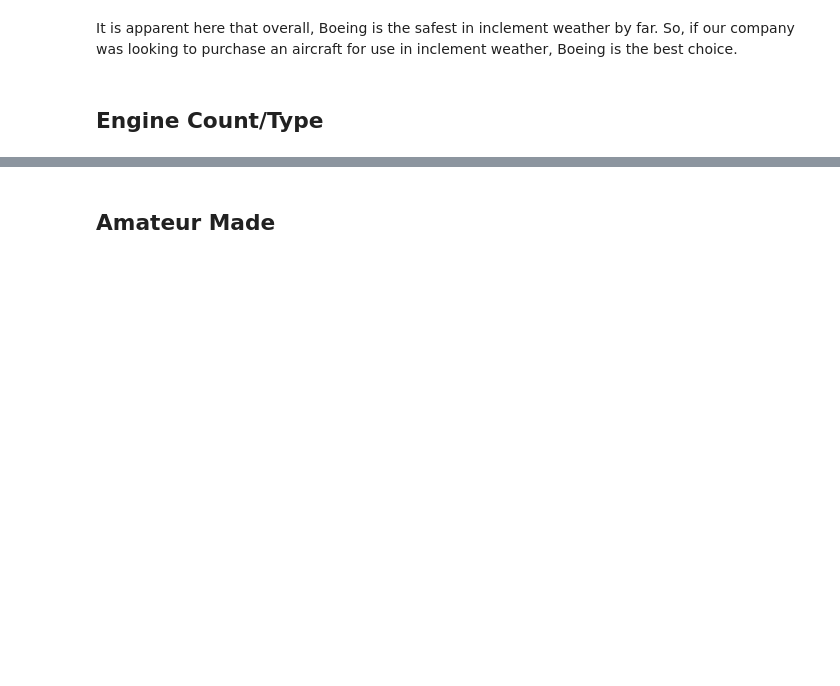
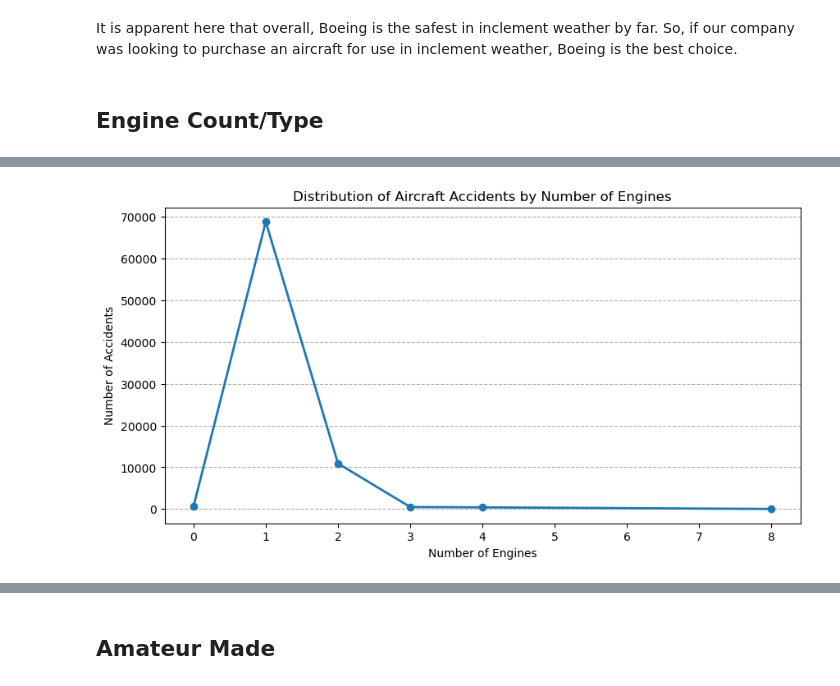
Before and after one commit to mgulbin13/dsc-phase-1-project, a Jupyter notebook: eda_and_viz.ipynb, the cells around one changed output, grey strips where cells are left out. Saved outputs shown, nothing was run; the diff lists cells and outputs as text; code cells hidden in the pictures; blank space fills up the shorter version.

Commit message:
Edited eda and viz to include engine analysis

```diff
--- a/eda_and_viz.ipynb
+++ b/eda_and_viz.ipynb
@@ -141,3 +141,6 @@ plt.show()
 It is apparent here that overall, Boeing is the safest in inclement weather by far. So, if our company was looking to purchase an aircraft for use in inclement weather, Boeing is the best choice.
 # %% [markdown]
 ## Engine Count/Type
+# %%
+engine_data = df.copy()
+engine_data.head(5)
@@ -143,0 +155,17 @@ It is apparent here that overall, Boeing is the safest in inclement weather by f
+# %%
+fig, ax = plt.subplots(figsize=(10, 5))
+
+x = engine_data['Number.of.Engines'].value_counts().sort_index().index
+y = engine_data['Number.of.Engines'].value_counts().sort_index().values
+
+ax.plot(x, y, marker='o', linestyle='-', linewidth=2)
+ax.set_title('Distribution of Aircraft Accidents by Number of Engines')
+ax.set_xlabel('Number of Engines')
+ax.set_ylabel('Number of Accidents')
+
+plt.grid(axis='y', linestyle='--')
+plt.show()
+
+#When comparing the number of engines to the total number of accidents, aircraft with at least two engines had the lowest number of accidents.
+# %% [output]
+[figure, added]
```
Also changed, not shown: parts of 8 cells of this notebook, 1 other file.
